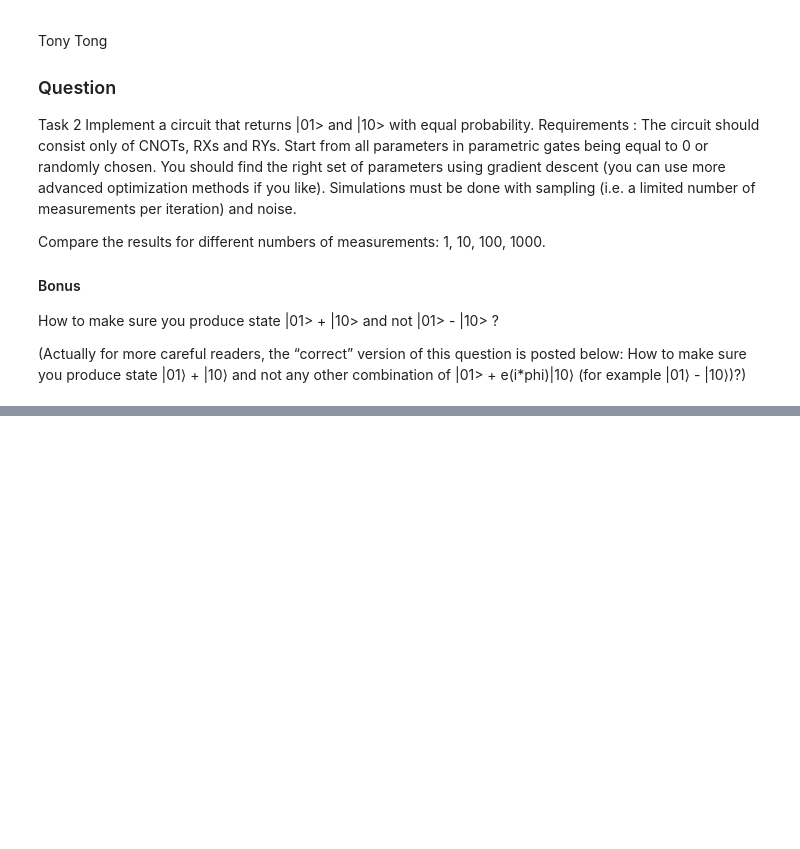
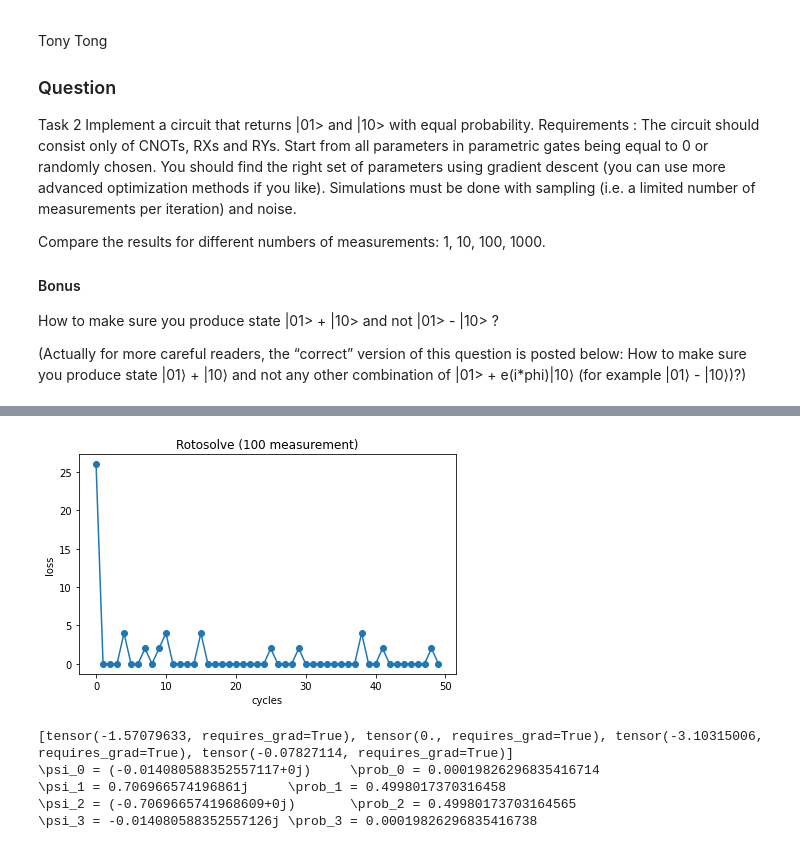
Before and after one commit to TDHTTTT/learn-bell, a Jupyter notebook: pennylane.ipynb, the cells around one changed output, grey strips where cells are left out. Saved outputs shown, nothing was run; the diff lists cells and outputs as text; code cells hidden in the pictures; blank space fills up the shorter version.

```diff
--- a/pennylane.ipynb
+++ b/pennylane.ipynb
@@ -137,0 +173,14 @@ print(circuit(params_gd))
+# %%
+# 100 measurement per step
+params_rsol, costs = fit(init_params, 50, 100)
+plot_loss(50, costs, "Rotosolve (100 measurement)")
+print(params_rsol)
+q = circuit(params_rsol)
+peek()
+# %% [output]
+[figure, added]
+[tensor(-1.57079633, requires_grad=True), tensor(0., requires_grad=True), tensor(-3.10315006, requires_grad=True), tensor(-0.07827114, requires_grad=True)]
+\psi_0 = (-0.014080588352557117+0j)     \prob_0 = 0.00019826296835416714
+\psi_1 = 0.706966574196861j     \prob_1 = 0.4998017370316458
+\psi_2 = (-0.7069665741968609+0j)       \prob_2 = 0.49980173703164565
+\psi_3 = -0.014080588352557126j \prob_3 = 0.00019826296835416738
```
Also changed, not shown: parts of 17 cells of this notebook.
